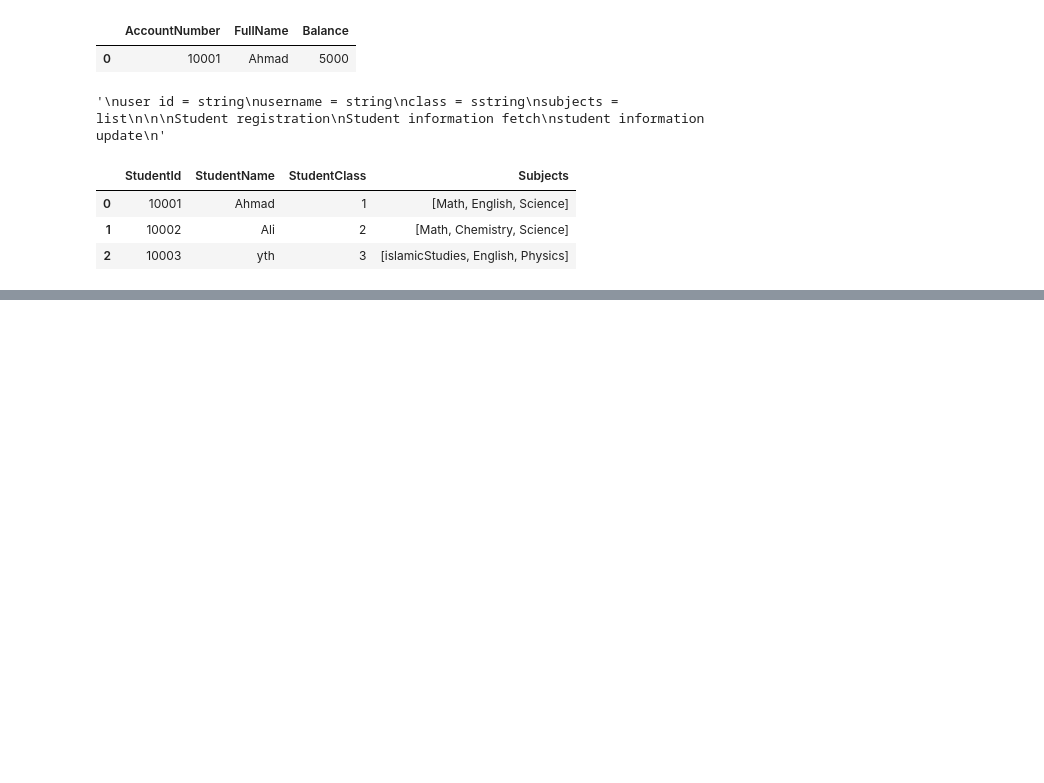
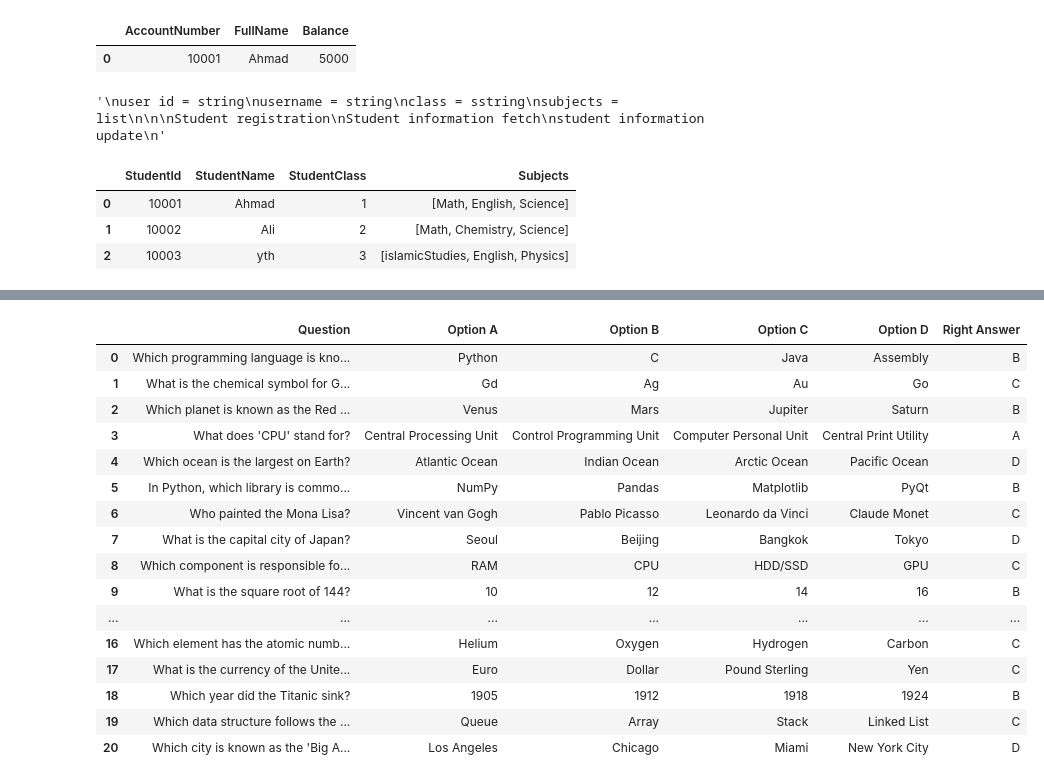
Before and after one commit to Ahmadhumayoun/AdvancePythonClassRepo, a Jupyter notebook: PandasLearning.ipynb, the cells around one changed output, grey strips where cells are left out. Saved outputs shown, nothing was run; the diff lists cells and outputs as text; code cells hidden in the pictures; blank space fills up the shorter version.

Commit message:
Questionare CSV Push 12 march 8:20
Questionare push

```diff
--- a/PandasLearning.ipynb
+++ b/PandasLearning.ipynb
@@ -381,0 +409,22 @@ KeyboardInterrupt: Interrupted by user
+# %%
+questionare=pd.read_csv("QuestionareDummy.csv")
+# %%
+questionare
+# %% [output]
+|  | Question | Option A | Option B | Option C | Option D | Right Answer |
+| 0 | Which programming language is kno... | Python | C | Java | Assembly | B |
+| 1 | What is the chemical symbol for G... | Gd | Ag | Au | Go | C |
+| 2 | Which planet is known as the Red ... | Venus | Mars | Jupiter | Saturn | B |
+| 3 | What does 'CPU' stand for? | Central Processing Unit | Control Programming Unit | Computer Personal Unit | Central Print Utility | A |
+| 4 | Which ocean is the largest on Earth? | Atlantic Ocean | Indian Ocean | Arctic Ocean | Pacific Ocean | D |
+| 5 | In Python, which library is commo... | NumPy | Pandas | Matplotlib | PyQt | B |
+| 6 | Who painted the Mona Lisa? | Vincent van Gogh | Pablo Picasso | Leonardo da Vinci | Claude Monet | C |
+| 7 | What is the capital city of Japan? | Seoul | Beijing | Bangkok | Tokyo | D |
+| 8 | Which component is responsible fo... | RAM | CPU | HDD/SSD | GPU | C |
+| 9 | What is the square root of 144? | 10 | 12 | 14 | 16 | B |
+| ... | ... | ... | ... | ... | ... | ... |
+| 16 | Which element has the atomic numb... | Helium | Oxygen | Hydrogen | Carbon | C |
+| 17 | What is the currency of the Unite... | Euro | Dollar | Pound Sterling | Yen | C |
+| 18 | Which year did the Titanic sink? | 1905 | 1912 | 1918 | 1924 | B |
+| 19 | Which data structure follows the ... | Queue | Array | Stack | Linked List | C |
+| 20 | Which city is known as the 'Big A... | Los Angeles | Chicago | Miami | New York City | D |
```
Also changed, not shown: parts of 3 cells of this notebook, 2 other files.
